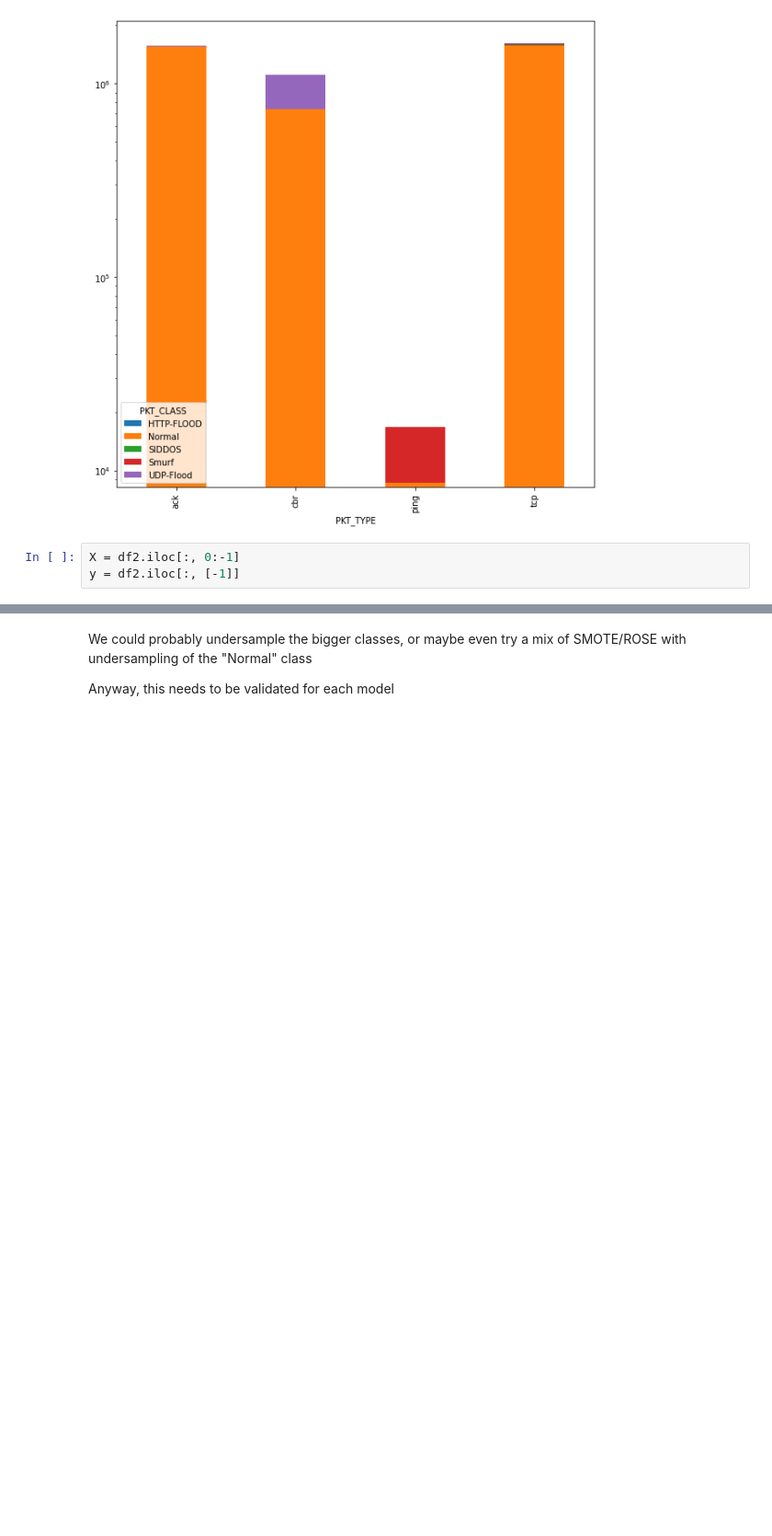
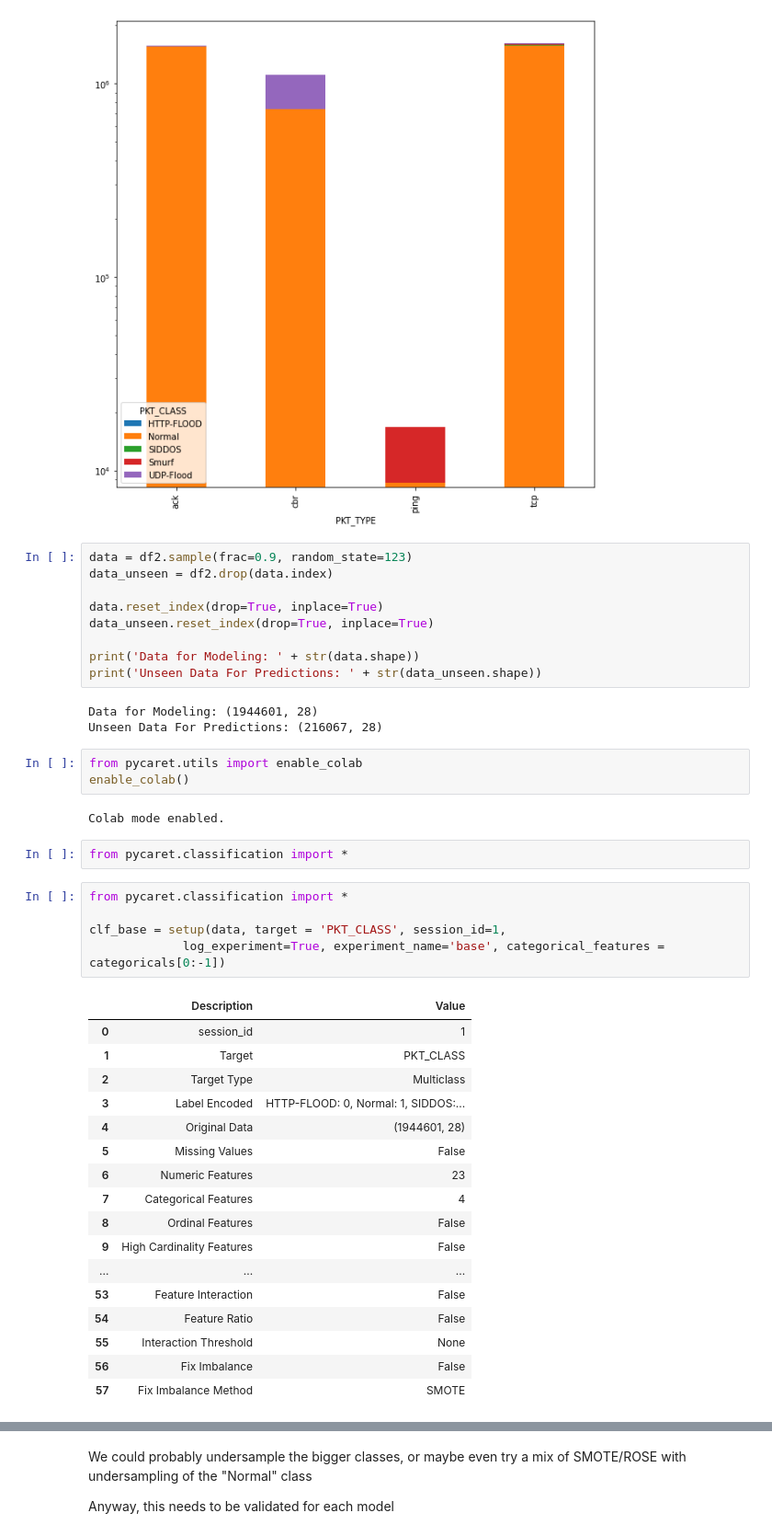
Before and after one commit to CatarinaL/ddosLogs, a Jupyter notebook: class_balance_and_redimensioning.ipynb, the cells around one changed output, grey strips where cells are left out. Shown at 92% size. Cells and saved outputs as stored; diff of their text form; blank space fills up the shorter version.

```diff
--- a/class_balance_and_redimensioning.ipynb
+++ b/class_balance_and_redimensioning.ipynb
@@ -90,6 +104,45 @@ class_type.plot.bar(stacked=True, logy=True, figsize=(10,10))
 # %% [output]
 <matplotlib.axes._subplots.AxesSubplot at 0x...>
 [figure]
-# %%
-X = df2.iloc[:, 0:-1]
-y = df2.iloc[:, [-1]]
+# %%
+data = df2.sample(frac=0.9, random_state=123)
+data_unseen = df2.drop(data.index)
+
+data.reset_index(drop=True, inplace=True)
+data_unseen.reset_index(drop=True, inplace=True)
+
+print('Data for Modeling: ' + str(data.shape))
+print('Unseen Data For Predictions: ' + str(data_unseen.shape))
+# %% [output]
+Data for Modeling: (1944601, 28)
+Unseen Data For Predictions: (216067, 28)
+# %%
+from pycaret.utils import enable_colab
+enable_colab()
+# %% [output]
+Colab mode enabled.
+# %%
+from pycaret.classification import *
+# %%
+from pycaret.classification import *
+
+clf_base = setup(data, target = 'PKT_CLASS', session_id=1,
+             log_experiment=True, experiment_name='base', categorical_features = categoricals[0:-1])
+# %% [output]
+|  | Description | Value |
+| 0 | session_id | 1 |
+| 1 | Target | PKT_CLASS |
+| 2 | Target Type | Multiclass |
+| 3 | Label Encoded | HTTP-FLOOD: 0, Normal: 1, SIDDOS:... |
+| 4 | Original Data | (1944601, 28) |
+| 5 | Missing Values | False |
+| 6 | Numeric Features | 23 |
+| 7 | Categorical Features | 4 |
+| 8 | Ordinal Features | False |
+| 9 | High Cardinality Features | False |
+| ... | ... | ... |
+| 53 | Feature Interaction | False |
+| 54 | Feature Ratio | False |
+| 55 | Interaction Threshold | None |
+| 56 | Fix Imbalance | False |
+| 57 | Fix Imbalance Method | SMOTE |
```
Also changed, not shown: parts of 10 cells of this notebook.
